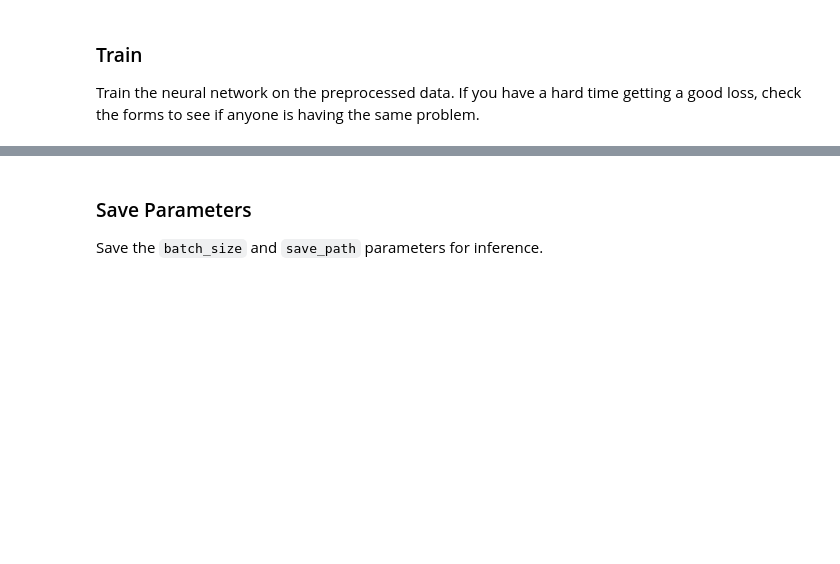
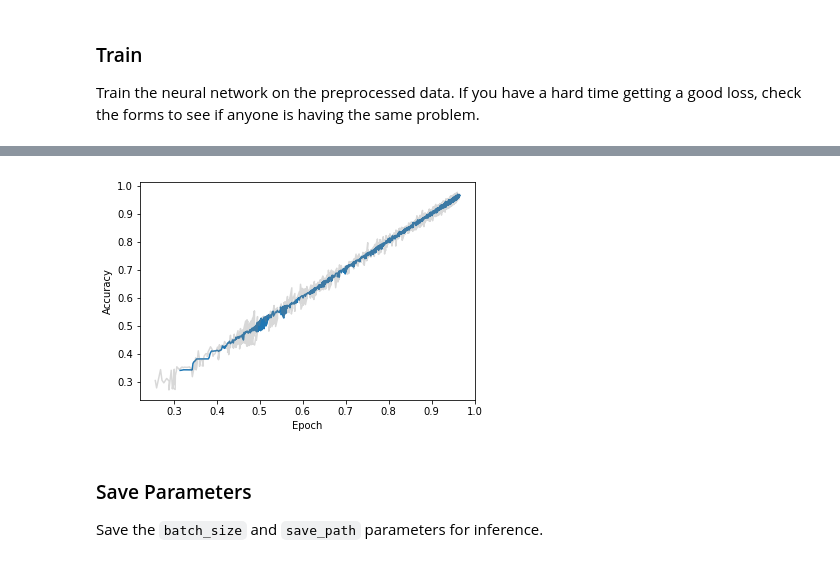
Before and after one commit to theamazingfedex/ml-project-4, a Jupyter notebook: language-translation/dlnd_language_translation.ipynb, the cells around one changed output, grey strips where cells are left out. Cells and saved outputs as stored; diff of their text form; code cells hidden in the pictures; blank space fills up the shorter version.

```diff
--- a/language-translation/dlnd_language_translation.ipynb
+++ b/language-translation/dlnd_language_translation.ipynb
@@ -452,16 +452,17 @@ def seq2seq_model(input_data, target_data, keep_prob, batch_size, sequence_lengt
         target_vocab_to_int,
         batch_size
     )
-    embed_target = tf.contrib.layers.embed_sequence(
-        dec_input,
-        target_vocab_size,
-        dec_embedding_size
-    )
+    #embed_target = tf.contrib.layers.embed_sequence(
+    #    dec_input,
+    #    target_vocab_size,
+    #    dec_embedding_size
+    #)
 
-    dec_embed = tf.Variable(tf.random_uniform([target_vocab_size, dec_embedding_size], minval=-1))
+    dec_embed = tf.Variable(tf.random_uniform([target_vocab_size, dec_embedding_size], minval=0))
+    target_embed = tf.nn.embedding_lookup(dec_embed, dec_input)
 
     train_logits, inf_logits = decoding_layer(
-        embed_target,
+        target_embed,
         dec_embed,
         enc_layer,
         target_vocab_size,
@@ -496,11 +497,11 @@ Tune the following parameters:
 - Set `keep_probability` to the Dropout keep probability
 # %%
 # Number of Epochs
-epochs = 5
+epochs = 12
 # Batch Size
 batch_size = 512
 # RNN Size
-rnn_size = 100
+rnn_size = 128
 # Number of Layers
 num_layers = 2
 # Embedding Size
@@ -553,6 +572,7 @@ Train the neural network on the preprocessed data. If you have a hard time getti
 """
 DON'T MODIFY ANYTHING IN THIS CELL
 """
+%matplotlib inline
 import time
 
 def get_accuracy(target, logits):
@@ -578,6 +598,9 @@ train_target = target_int_text[batch_size:]
 
 valid_source = helper.pad_sentence_batch(source_int_text[:batch_size])
 valid_target = helper.pad_sentence_batch(target_int_text[:batch_size])
+
+train_acc_data = []
+valid_acc_data = []
 
 with tf.Session(graph=train_graph) as sess:
     sess.run(tf.global_variables_initializer())
@@ -605,6 +628,8 @@ with tf.Session(graph=train_graph) as sess:
             train_acc = get_accuracy(target_batch, batch_train_logits)
             valid_acc = get_accuracy(np.array(valid_target), batch_valid_logits)
             end_time = time.time()
+            train_acc_data.append(train_acc)
+            valid_acc_data.append(valid_acc)
             print('Epoch {:>3} Batch {:>4}/{} - Train Accuracy: {:>6.3f}, Validation Accuracy: {:>6.3f}, Loss: {:>6.3f}'
                   .format(epoch_i, batch_i, len(source_int_text) // batch_size, train_acc, valid_acc, loss))
 
@@ -620,3 +658,14 @@ InvalidArgumentError: You must feed a value for placeholder tensor 'targets' wit
+# %%
+#print(train_acc_data)
+smoothed_train = running_mean(train_acc_data, epochs)
+smoothed_valid = running_mean(valid_acc_data, epochs)
+plt.plot(smoothed_valid, valid_acc_data[-len(smoothed_valid):])
+plt.plot(smoothed_train, train_acc_data[-len(smoothed_train):], color="grey", alpha=0.3)
+plt.xlabel('Epoch')
+plt.ylabel('Accuracy')
+plt.show()
+# %% [output]
+[figure, added]
 # %% [markdown]
 ### Save Parameters
 Save the `batch_size` and `save_path` parameters for inference.
```
Also changed, not shown: parts of 6 cells of this notebook.
